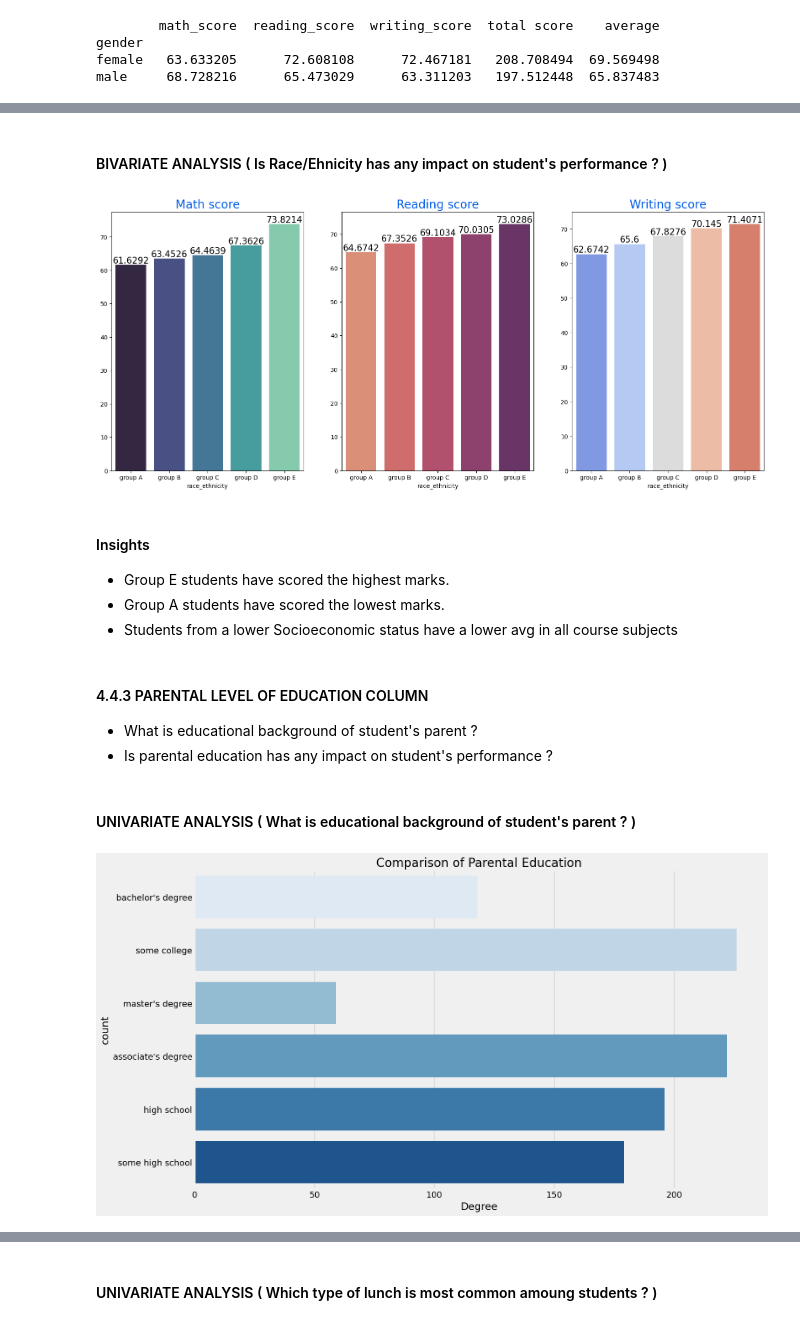
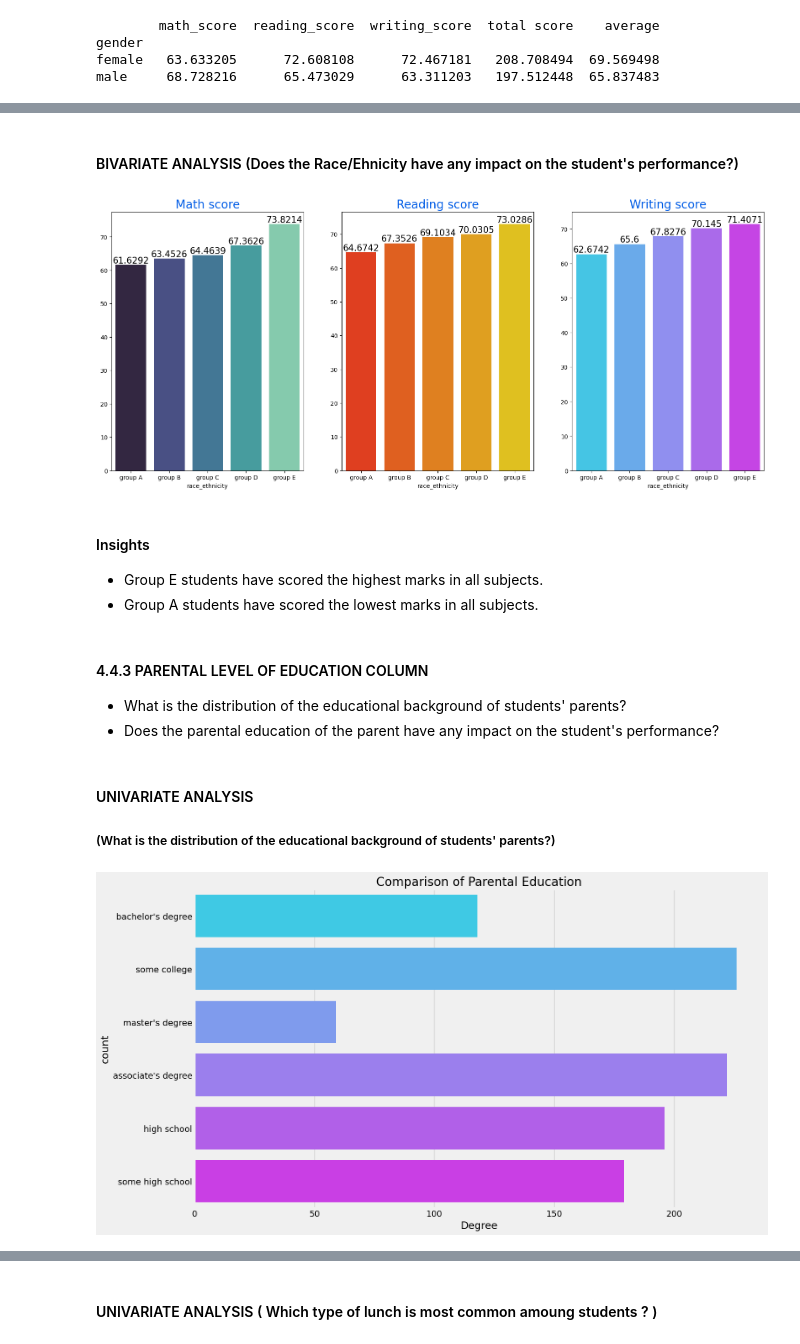
Before and after one commit to MohsinAli-10/ML-project-1-Student-Performance-Prediction, a Jupyter notebook: notebook/1 . EDA STUDENT PERFORMANCE .ipynb, the cells around one changed output, grey strips where cells are left out. Cells and saved outputs as stored; diff of their text form; code cells hidden in the pictures.

```diff
--- a/notebook/1 . EDA STUDENT PERFORMANCE .ipynb
+++ b/notebook/1 . EDA STUDENT PERFORMANCE .ipynb
@@ -518,5 +518,5 @@ plt.show()
 # %% [markdown]
-#### BIVARIATE ANALYSIS ( Is Race/Ehnicity has any impact on student's performance ? )
+#### BIVARIATE ANALYSIS (Does the Race/Ehnicity have any impact on the student's performance?)
 # %%
 Group_data2=df.groupby('race_ethnicity')
 f,ax=plt.subplots(1,3,figsize=(20,8))
@@ -526,39 +526,39 @@ ax[0].set_title('Math score',color='#005ce6',size=20)
 for container in ax[0].containers:
     ax[0].bar_label(container,color='black',size=15)
 
-sns.barplot(x=Group_data2['reading_score'].mean().index,y=Group_data2['reading_score'].mean().values,palette = 'flare',ax=ax[1])
+sns.barplot(x=Group_data2['reading_score'].mean().index,y=Group_data2['reading_score'].mean().values,palette = 'autumn',ax=ax[1])
 ax[1].set_title('Reading score',color='#005ce6',size=20)
 
 for container in ax[1].containers:
     ax[1].bar_label(container,color='black',size=15)
 
-sns.barplot(x=Group_data2['writing_score'].mean().index,y=Group_data2['writing_score'].mean().values,palette = 'coolwarm',ax=ax[2])
+sns.barplot(x=Group_data2['writing_score'].mean().index,y=Group_data2['writing_score'].mean().values,palette = 'cool',ax=ax[2])
 ax[2].set_title('Writing score',color='#005ce6',size=20)
 
 for container in ax[2].containers:
     ax[2].bar_label(container,color='black',size=15)
 # %% [output]
-[figure, old version]
+[figure, new version]
 # %% [markdown]
 #### Insights
-- Group E students have scored the highest marks.
-- Group A students have scored the lowest marks.
-- Students from a lower Socioeconomic status have a lower avg in all course subjects
+- Group E students have scored the highest marks in all subjects.
+- Group A students have scored the lowest marks in all subjects.
 # %% [markdown]
 #### 4.4.3 PARENTAL LEVEL OF EDUCATION COLUMN
-- What is educational background of student's parent ?
-- Is parental education has any impact on student's performance ?
+- What is the distribution of the educational background of students' parents?
+- Does the parental education of the parent have any impact on the student's performance?
 # %% [markdown]
-#### UNIVARIATE ANALYSIS ( What is educational background of student's parent ? )
+#### UNIVARIATE ANALYSIS
+##### (What is the distribution of the educational background of students' parents?)
 # %%
 plt.rcParams['figure.figsize'] = (15, 9)
 plt.style.use('fivethirtyeight')
-sns.countplot(df['parental_level_of_education'], palette = 'Blues')
+sns.countplot(df['parental_level_of_education'], palette = 'cool')
 plt.title('Comparison of Parental Education', fontweight = 30, fontsize = 20)
 plt.xlabel('Degree')
 plt.ylabel('count')
 plt.show()
 # %% [output]
-[figure, old version]
+[figure, new version]
 # %% [markdown]
 #### Insights
```
Also changed, not shown: parts of 19 cells of this notebook, 1 other file.
